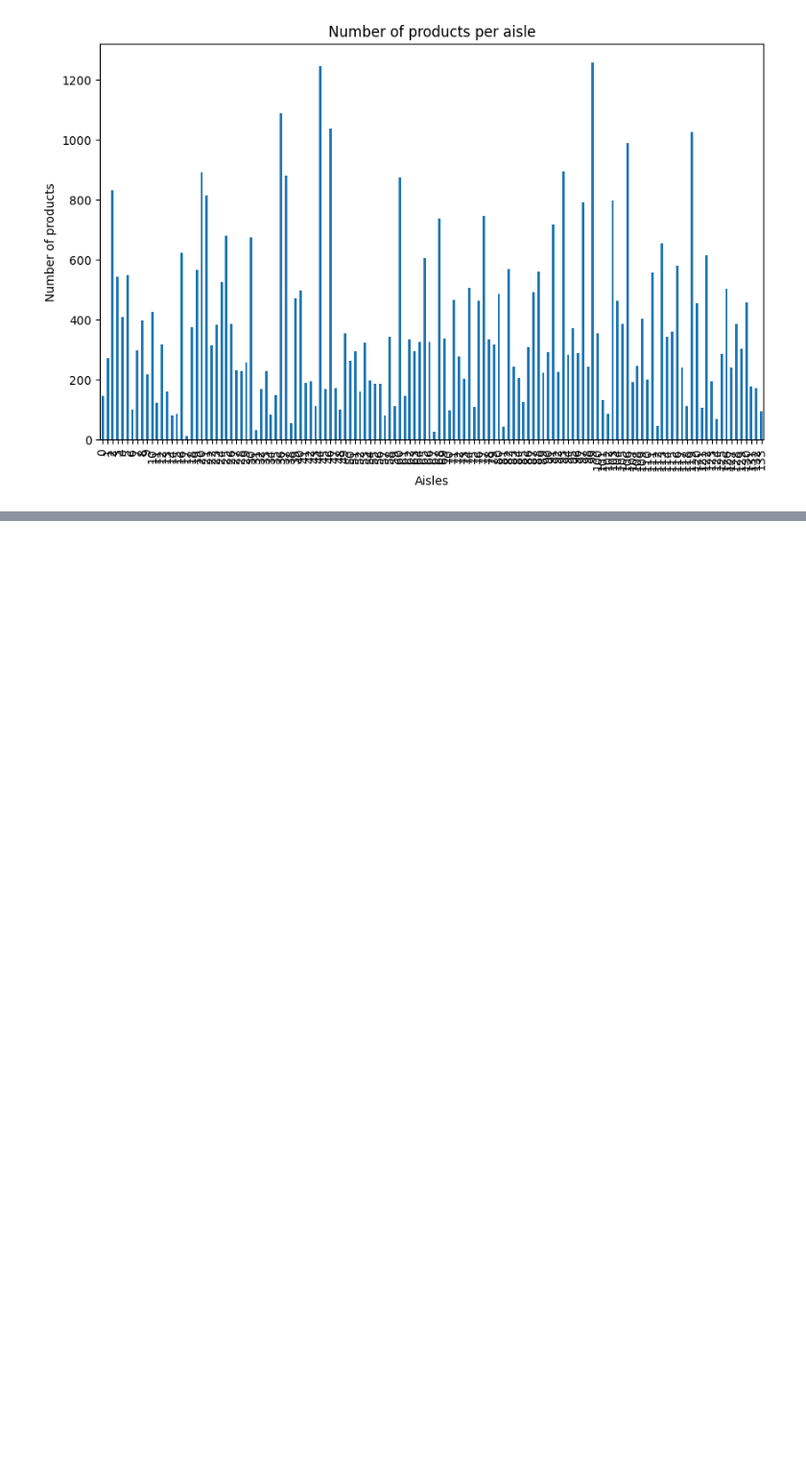
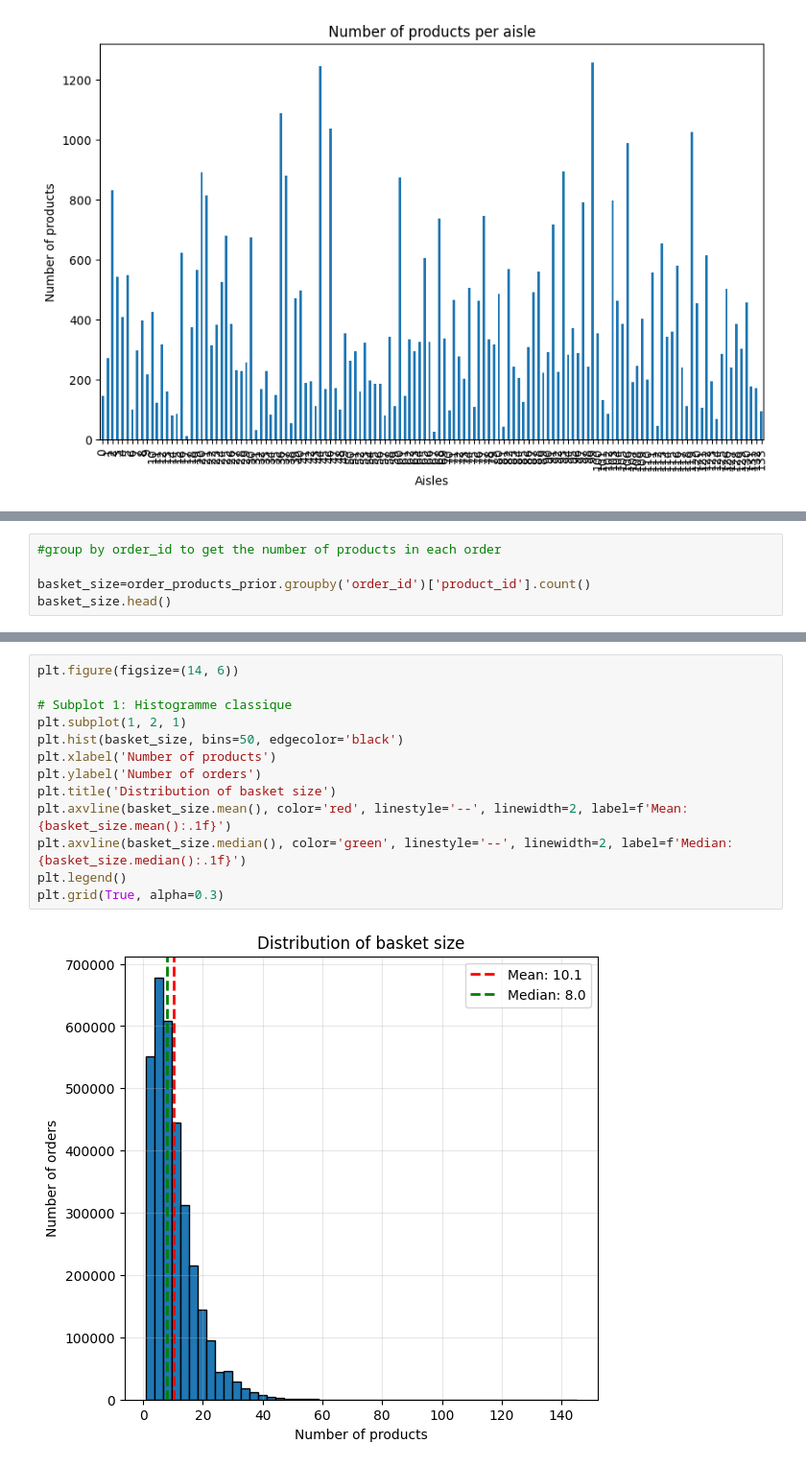
Before and after one commit to Boudjidj-Bilal/Retail-Data-Insights, a Jupyter notebook: notebooks/EDA_instacart.ipynb, the cells around one changed output, grey strips where cells are left out. Shown at 96% size. Cells and saved outputs as stored; diff of their text form; blank space fills up the shorter version.

```diff
--- a/notebooks/EDA_instacart.ipynb
+++ b/notebooks/EDA_instacart.ipynb
@@ -278,0 +290,5 @@ plt.show()
+# %%
+#group by order_id to get the number of products in each order
+
+basket_size=order_products_prior.groupby('order_id')['product_id'].count()
+basket_size.head()
@@ -278,0 +315,15 @@ plt.show()
+# %%
+plt.figure(figsize=(14, 6))
+
+# Subplot 1: Histogramme classique
+plt.subplot(1, 2, 1)
+plt.hist(basket_size, bins=50, edgecolor='black')
+plt.xlabel('Number of products')
+plt.ylabel('Number of orders')
+plt.title('Distribution of basket size')
+plt.axvline(basket_size.mean(), color='red', linestyle='--', linewidth=2, label=f'Mean: {basket_size.mean():.1f}')
+plt.axvline(basket_size.median(), color='green', linestyle='--', linewidth=2, label=f'Median: {basket_size.median():.1f}')
+plt.legend()
+plt.grid(True, alpha=0.3)
+# %% [output]
+[figure, added]
```
Also changed, not shown: parts of 12 cells of this notebook.
